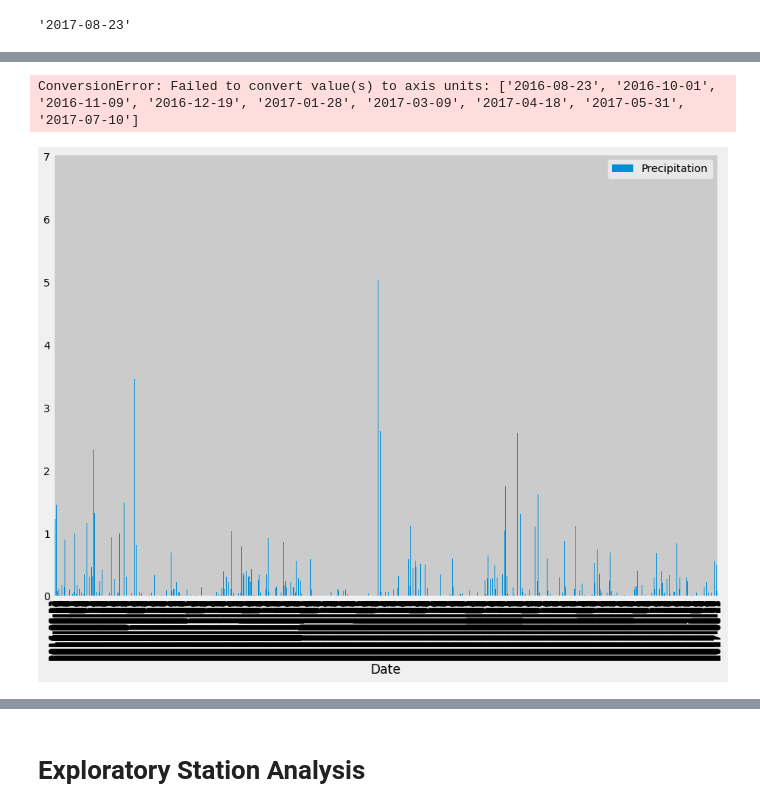
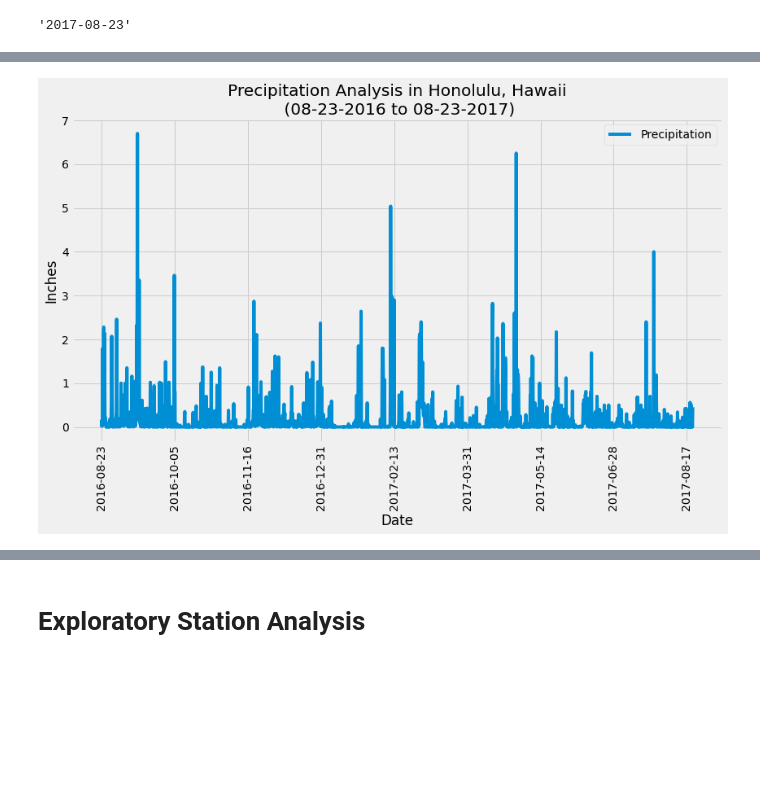
Before and after one commit to Colleen-Cobb/sqlalchemy-challenge, a Jupyter notebook: SurfsUp/climate_starter.ipynb, the cells around one changed output, grey strips where cells are left out. Saved outputs shown, nothing was run; the diff lists cells and outputs as text; code cells hidden in the pictures; blank space fills up the shorter version.

```diff
--- a/SurfsUp/climate_starter.ipynb
+++ b/SurfsUp/climate_starter.ipynb
@@ -126,5 +121,7 @@ datetime.datetime(2016, 8, 23, 0, 0)
 # %%
-# Perform a query to retrieve the data and precipitation scores
-results= session.query(Measurement.date, Measurement.prcp).\
-                filter((Measurement.date >= date).all()
+prcp_results = session.query(Measurement.date, Measurement.prcp).\
+                    filter(Measurement.date >= "2016-08-23").\
+                    filter(Measurement.date <= "2017-08-23").\
+                    order_by(Measurement.date).all()
+prcp_results
 # %% [output]
@@ -155,39 +145,23 @@ results
 # %%
 # Save the query results as a Pandas DataFrame and set the index to the date column
 
 
-prcp_df=pd.DataFrame(results, columns= ["Date", "Precipitation"])
+# Sort the dataframe by date
+
+prcp_df=pd.DataFrame(prcp_results, columns= ["Date", "Precipitation"])
 prcp_df=prcp_df.dropna(how="any")
 prcp_df= prcp_df.sort_values("Date",ascending= True)
 prcp_df=prcp_df.set_index("Date")
 
-# .sort_values("date").set_index("date")
 
-
-
-# Sort the dataframe by date
-# prcp_df.dropna(axis=0, how="any", inplace=True)
-
-# # prcp_df
-
-
-# # Use Pandas Plotting with Matplotlib to plot the data
-
-
-
-prcp_df.plot.bar(figsize=(14,10))
-
-
-xticklabels= ["2016-08-23", "2016-10-01", "2016-11-09", "2016-12-19", "2017-01-28",
-              "2017-03-09", "2017-04-18", "2017-05-31", "2017-07-10"]
-
-plt.xticks(xticklabels, rotation= "vertical")
+# Use Pandas Plotting with Matplotlib to plot the data
+prcp_df.plot(figsize=(12,8))
+plt.xticks(rotation= "vertical")
 plt.xlabel("Date")
 plt.ylabel("Inches")
-plt.title("Precipitation Analysis in Honolulu, Hawaii/n (08-23-2016 to 08-23-2017)")
+plt.title(f"Precipitation Analysis in Honolulu, Hawaii\n (08-23-2016 to 08-23-2017)")
 plt.tight_layout()
 plt.show()
 # %% [output]
-ConversionError: Failed to convert value(s) to axis units: ['2016-08-23', '2016-10-01', '2016-11-09', '2016-12-19', '2017-01-28', '2017-03-09', '2017-04-18', '2017-05-31', '2017-07-10']
-[figure, old version]
+[figure, new version]
 # %%
```
Also changed, not shown: parts of 9 cells of this notebook, 1 other file.
